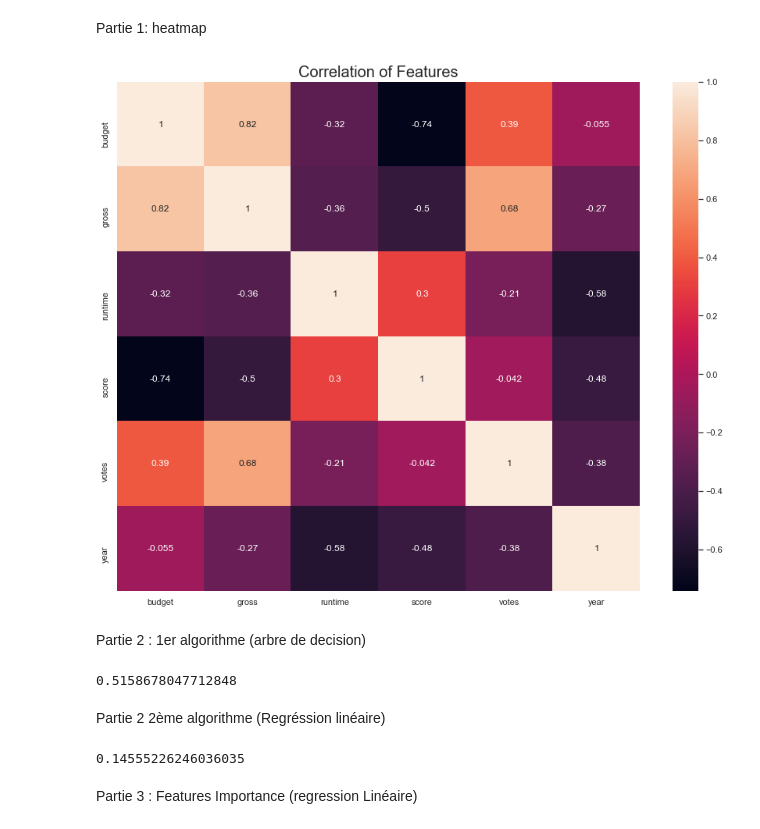
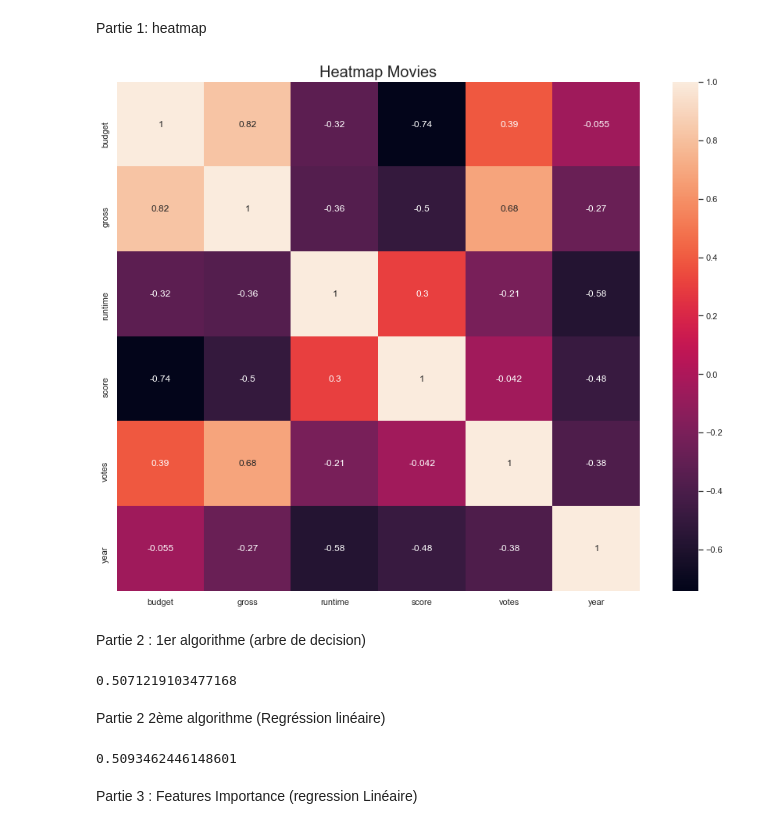
Before and after one commit to AdrienReymann/M1-IoT-H3Python, a Jupyter notebook: Tp_ML/Untitled.ipynb, the cells around one changed output. Drawn from its saved outputs; the diff is of its cells as text; code cells hidden in the pictures.

```diff
--- a/Tp_ML/Untitled.ipynb
+++ b/Tp_ML/Untitled.ipynb
@@ -79,17 +79,17 @@ mtplt.show()
 Partie 1: heatmap
 # %%
 mtplt.figure(figsize=(15,12))
-mtplt.title('Correlation of Features', fontsize=20)
+mtplt.title('Heatmap Movies', fontsize=20)
 sb.heatmap(movies.corr().astype(float).corr(),vmax=1.0, annot=True)
 mtplt.show()
 # %% [output]
-[figure, old version]
+[figure, new version]
 # %% [markdown]
 Partie 2 : 1er algorithme (arbre de decision)
 # %%
 y = movies["budget"]
 X = movies[["year","runtime"]]
-test_size = 0.33
+test_size = 0.3
 seed = 7
 X_train, X_test, y_train, y_test =  train_test_split(X, y, test_size=test_size, random_state=seed)
 model = DecisionTreeClassifier()
@@ -97,19 +97,21 @@ model.fit(X_train, y_train)
 predictions = model.predict(X_train)
 print(accuracy_score(y_train, predictions))
 # %% [output]
-0.5158678047712848
+0.5071219103477168
 # %% [markdown]
 Partie 2 2ème algorithme (Regréssion linéaire)
 # %%
+y = movies["budget"]
+X = movies[["year","gross"]]
 clf= LinearRegression()
-test_size = 0.4
+test_size = 0.3
 seed = 7
 X_train, X_test, y_train, y_test =  train_test_split(X, y, test_size=test_size, random_state=seed)
 clf.fit(X_train,y_train)
 clf.predict(X_test)
 clf.score(X_test,y_test)
 # %% [output]
-0.14555226246036035
+0.5093462446148601
 # %% [markdown]
 Partie 3 : Features Importance (regression Linéaire)
 # %%
```
Also changed, not shown: parts of 2 cells of this notebook, 1 other file.
